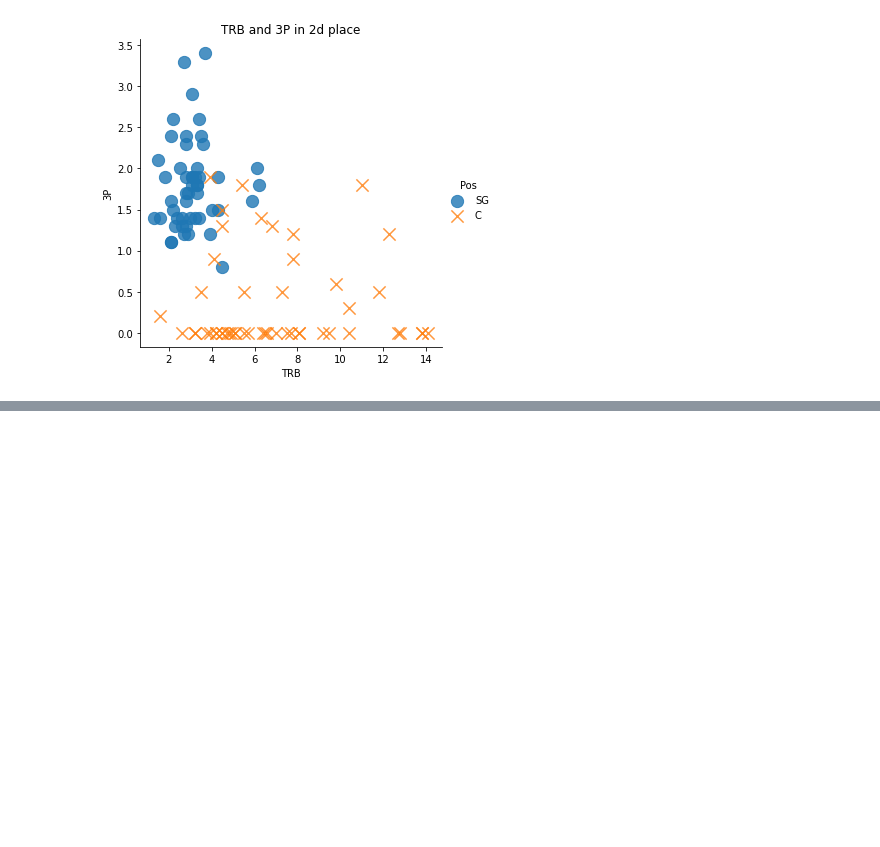
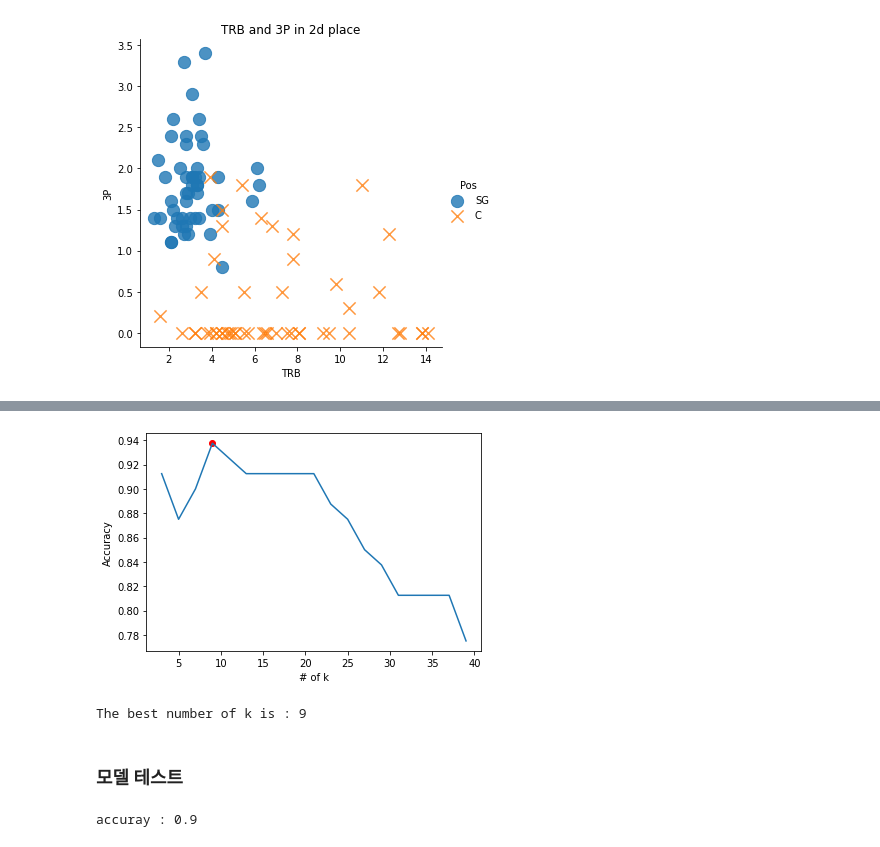
Before and after one commit to Jio-Kim/ML-DL, a Jupyter notebook: kNN_알고리즘.ipynb, the cells around one changed output, grey strips where cells are left out. Cells and saved outputs as stored; diff of their text form; code cells hidden in the pictures; blank space fills up the shorter version.

```diff
--- a/kNN_알고리즘.ipynb
+++ b/kNN_알고리즘.ipynb
@@ -103,0 +107,3 @@ Text(0.5, 1.0, 'TRB and 3P in 2d place')
+# %%
+# 분별력 없는 특징 제거
+df.drop(['2P', 'AST', 'STL'], axis = 1, inplace = True)
@@ -103,0 +124,3 @@ Text(0.5, 1.0, 'TRB and 3P in 2d place')
+# %%
+# 다듬어진 데이터에서 20%를 테스트 데이터로 분류
+train, test = train_test_split(df, test_size = 0.2)
@@ -103,0 +141,18 @@ Text(0.5, 1.0, 'TRB and 3P in 2d place')
+# %%
+# 최적의 k를 찾기 위해 교차 검증 수행할 k의 범위를 3부터 학습 데이터 절반까지 지정
+max_k_range = train.shape[0] // 2
+k_list = []
+for i in range(3,max_k_range,2):
+  k_list.append(i)
+
+cross_validation_scores = []
+x_train = train[['3P', "BLK",'TRB']]
+y_train = train[['Pos']]
+
+# 교차 검증(10-fold)을 각 k를 대상으로 수행해 검증 결과 저장
+for k in k_list:
+  knn = KNeighborsClassifier(n_neighbors = k)
+  scores = cross_val_score(knn, x_train, y_train.values.ravel(), cv = 10, scoring = 'accuracy')
+  cross_validation_scores.append(scores.mean())
+
+cross_validation_scores
@@ -103,0 +179,43 @@ Text(0.5, 1.0, 'TRB and 3P in 2d place')
+# %%
+# k에 따른 정확도 시각화
+plt.plot(k_list,cross_validation_scores)
+plt.xlabel('# of k')
+plt.ylabel('Accuracy')
+plt.scatter(k_list[cross_validation_scores.index(max(cross_validation_scores))],max(cross_validation_scores), color = 'r')
+plt.show()
+# %% [output]
+[figure, added]
+# %%
+# 가장 예측율이 높은 k 선정
+k = k_list[cross_validation_scores.index(max(cross_validation_scores))]
+print("The best number of k is : " + str(k))
+# %% [output]
+The best number of k is : 9
+# %% [markdown]
+### 모델 테스트
+# %%
+# 라이브러리 임포트
+from sklearn.neighbors import KNeighborsClassifier
+from sklearn.metrics import accuracy_score
+
+knn = KNeighborsClassifier(n_neighbors = k)
+
+# 학습에 사용될 속성 지정
+x_train = train[['3P', 'BLK', 'TRB']]
+y_train = train[['Pos']]
+
+# kNN 모델 학습
+knn.fit(x_train, y_train.values.ravel())
+
+# 테스트 데이터에서 분류를 위해 사용될 속성 지정
+x_test = test[['3P', 'BLK', 'TRB']]
+# 선수 포지션에 대한 정답 지정
+y_test = test[['Pos']]
+
+# 테스트 시작
+pred = knn.predict(x_test)
+
+# 모델 예측 정확도 출력
+print('accuray : ' + str(accuracy_score(y_test.values.ravel(), pred)))
+# %% [output]
+accuray : 0.9
```
Also changed, not shown: parts of 10 cells of this notebook.
